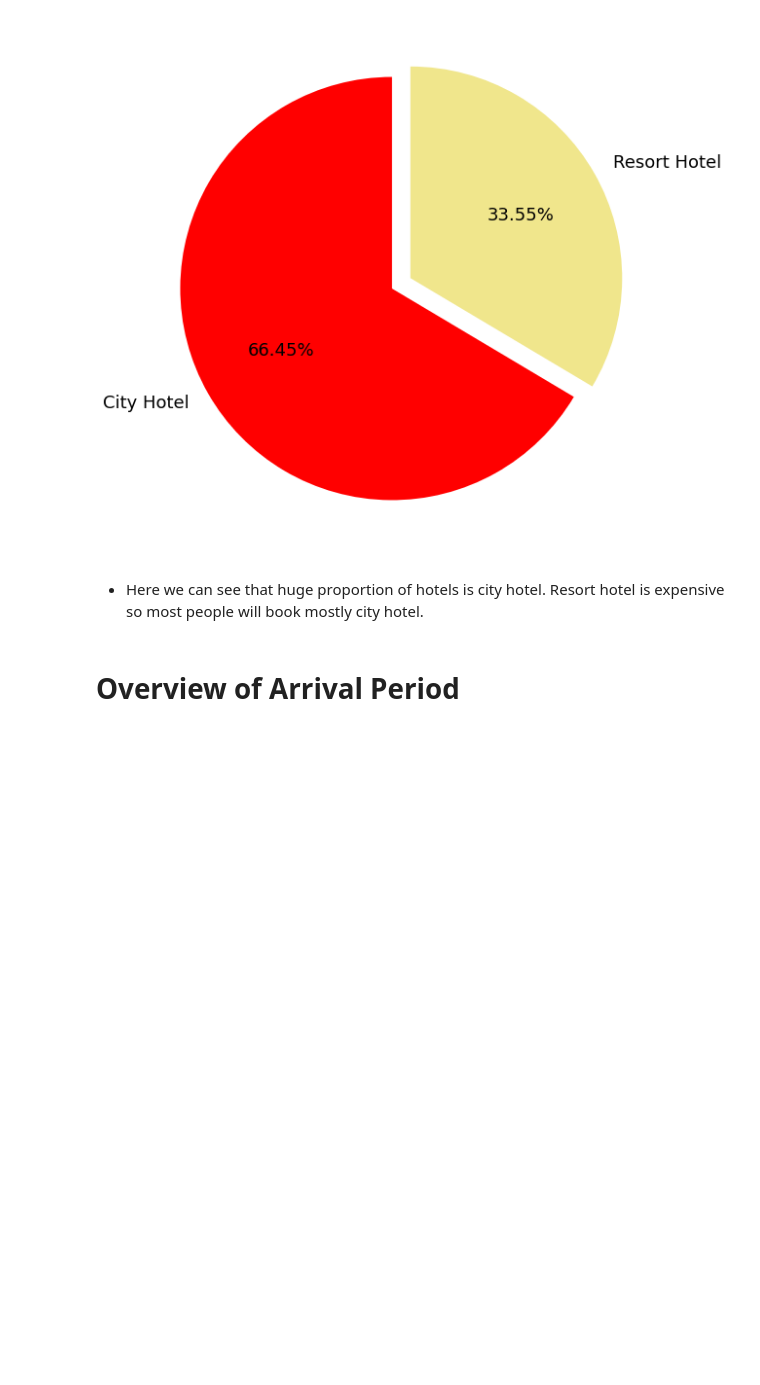
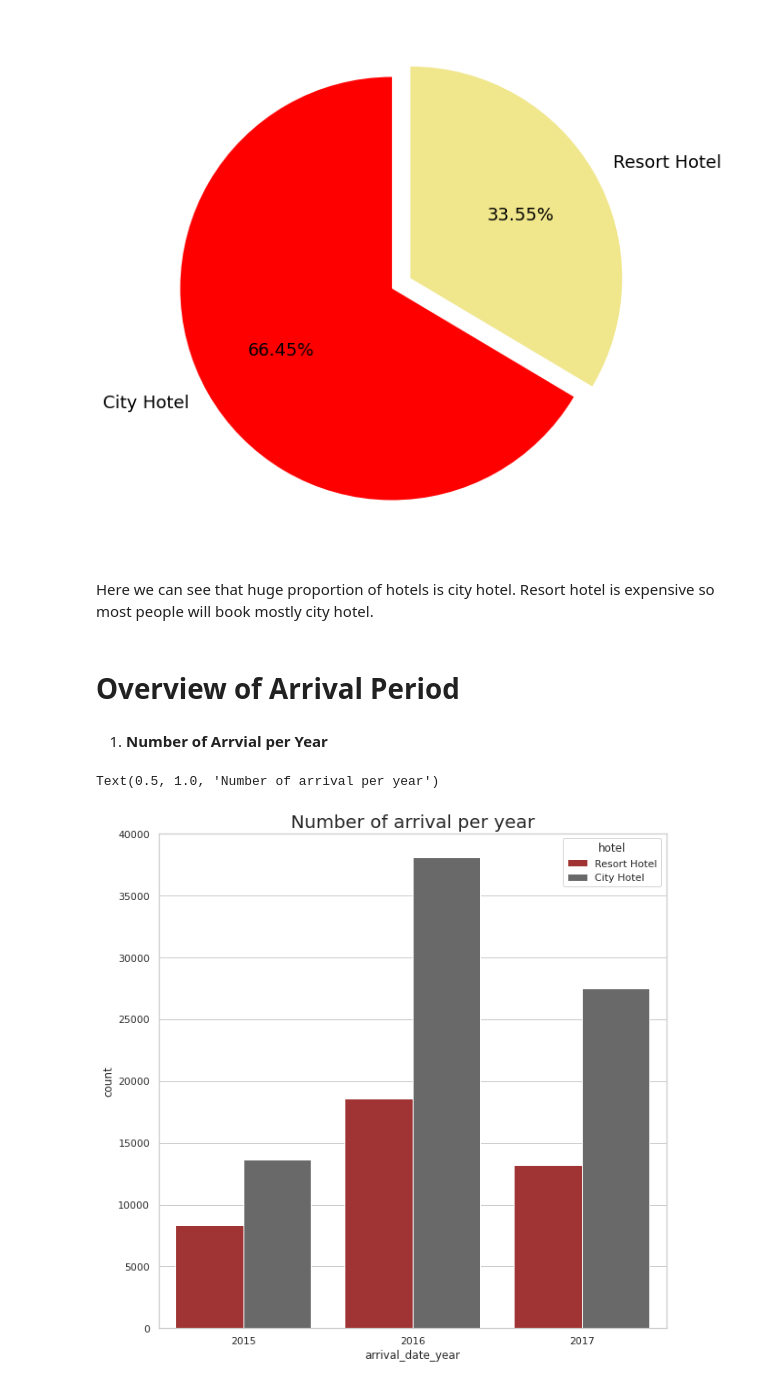
Before and after one commit to amitkumar8486/EDA-Hotel-Booking-Analysis, a Jupyter notebook: EDA_Hotel_Booking_Analysis.ipynb, the cells around one changed output. Drawn from its saved outputs; the diff is of its cells as text; code cells hidden in the pictures; blank space fills up the shorter version.

```diff
--- a/EDA_Hotel_Booking_Analysis.ipynb
+++ b/EDA_Hotel_Booking_Analysis.ipynb
@@ -102,6 +102,17 @@ plt.pie(sizes, explode=explode, labels=labels, colors=colors, autopct='%1.2f%%',
   Text(0.6086284485153717, 0.3457909941825721, '33.55%')])
 [figure]
 # %% [markdown]
-* Here we can see that huge proportion of hotels is city hotel. Resort hotel is expensive so most people will book mostly city hotel.
+ Here we can see that huge proportion of hotels is city hotel. Resort hotel is expensive so most people will book mostly city hotel.
 # %% [markdown]
 # **Overview of Arrival Period**
+# %% [markdown]
+1. **Number of Arrvial per Year**
+# %%
+#1.arrival per year
+arr_list = ['hotel', 'arrival_date_year', 'arrival_date_month','arrival_date_day_of_month' ]
+period_of_arrival = hotel_df[arr_list]
+sns.set_theme(style="whitegrid")
+sns.countplot(data = period_of_arrival,palette=['firebrick',"dimgrey"],x = 'arrival_date_year', hue = 'hotel').set_title('Number of arrival per year',fontsize=20)
+# %% [output]
+Text(0.5, 1.0, 'Number of arrival per year')
+[figure, added]
```
Also changed, not shown: parts of 10 cells of this notebook.
